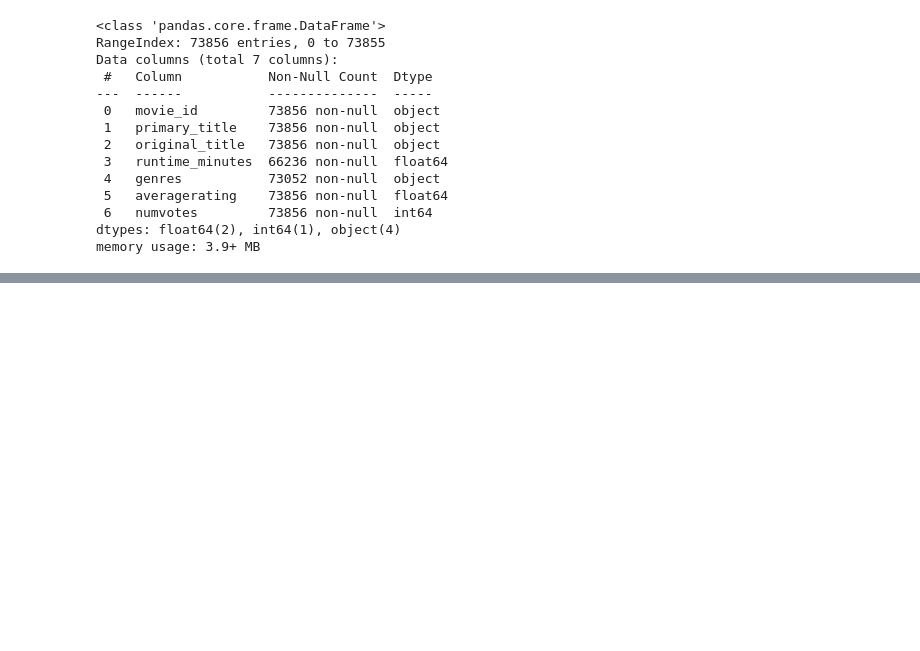
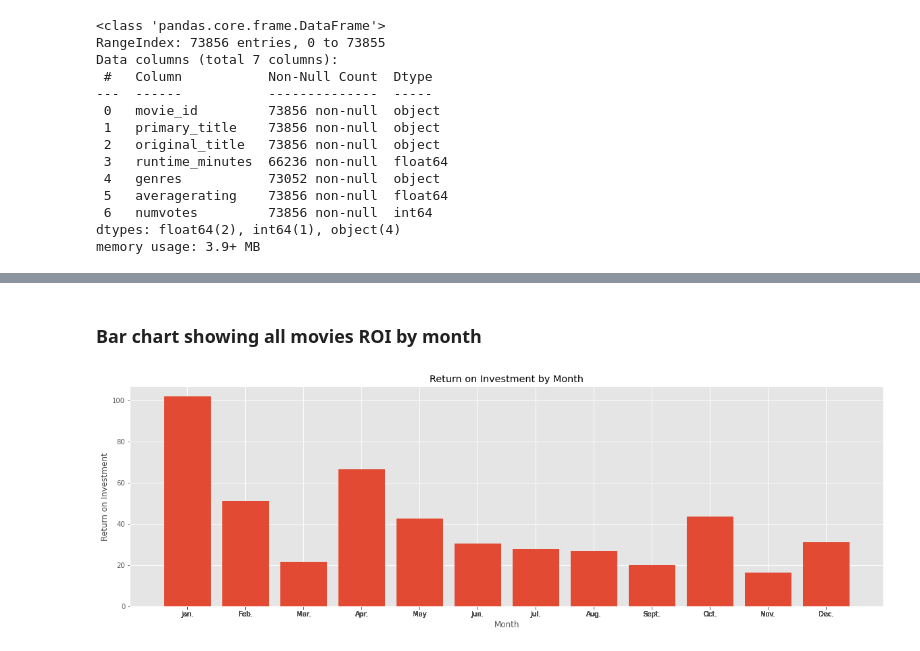
Before and after one commit to LydiaCuffman/film-investment-project, a Jupyter notebook: student.ipynb, the cells around one changed output, grey strips where cells are left out. Saved outputs shown, nothing was run; the diff lists cells and outputs as text; code cells hidden in the pictures; blank space fills up the shorter version.

```diff
--- a/student.ipynb
+++ b/student.ipynb
@@ -226,0 +212,12 @@ Name: movie, dtype: int64
+# %%
+#create a column sorts films based on 'high' or 'low' production budget
+conditions = [
+    (all_recent['production_budget'] <= 15000000),
+    (all_recent['production_budget'] > 15000000)]
+
+#create a list of the values we want to assign for each condition
+values = ['low_budget', 'high_budget']
+
+#create a new column and use np.select to assign values to it using our lists as arguments
+all_recent['budget_class'] = np.select(conditions, values)
+all_recent
@@ -226,0 +246,11 @@ Name: movie, dtype: int64
+# %%
+#creating function to identify which rows contain 'Horror'
+def horror(x):
+    if "Horror" in x:
+        return True
+    else:
+        return False
+# %%
+#creating new boolean column to indentify Horror films, using the above function
+all_recent['Horror']=all_recent['genres'].map(horror)
+all_recent['Horror'].value_counts()
@@ -226,0 +498,4 @@ Name: movie, dtype: int64
+# %%
+#Create new column for month
+all_recent['release_date'] = pd.to_datetime(all_recent['release_date'])
+all_recent['release_month'] = all_recent['release_date'].dt.month
@@ -226,0 +513,17 @@ Name: movie, dtype: int64
+# %% [markdown]
+###  Bar chart showing all movies ROI by month
+# %%
+# Bar chart of return on investment by month
+plt.figure(figsize=(20, 6))
+plt.bar(all_recent['release_month'], all_recent['return_on_investment'])
+
+month_labels = {1: 'Jan.', 2: 'Feb.', 3: 'Mar.', 4: 'Apr.', 5: 'May', 6: 'Jun.', 7: 'Jul.', 8: 'Aug.', 9: 'Sept.', 10: 'Oct.', 11: 'Nov.', 12: 'Dec.'}
+x_labels = [month_labels.get(month, str(month)) for month in all_recent['release_month']]
+plt.xlabel('Month')
+plt.ylabel('Return on Investment')
+plt.title('Return on Investment by Month')
+plt.xticks(all_recent['release_month'], x_labels)
+
+plt.show()
+# %% [output]
+[figure, added]
```
Also changed, not shown: parts of 80 cells of this notebook, 1 other file.
